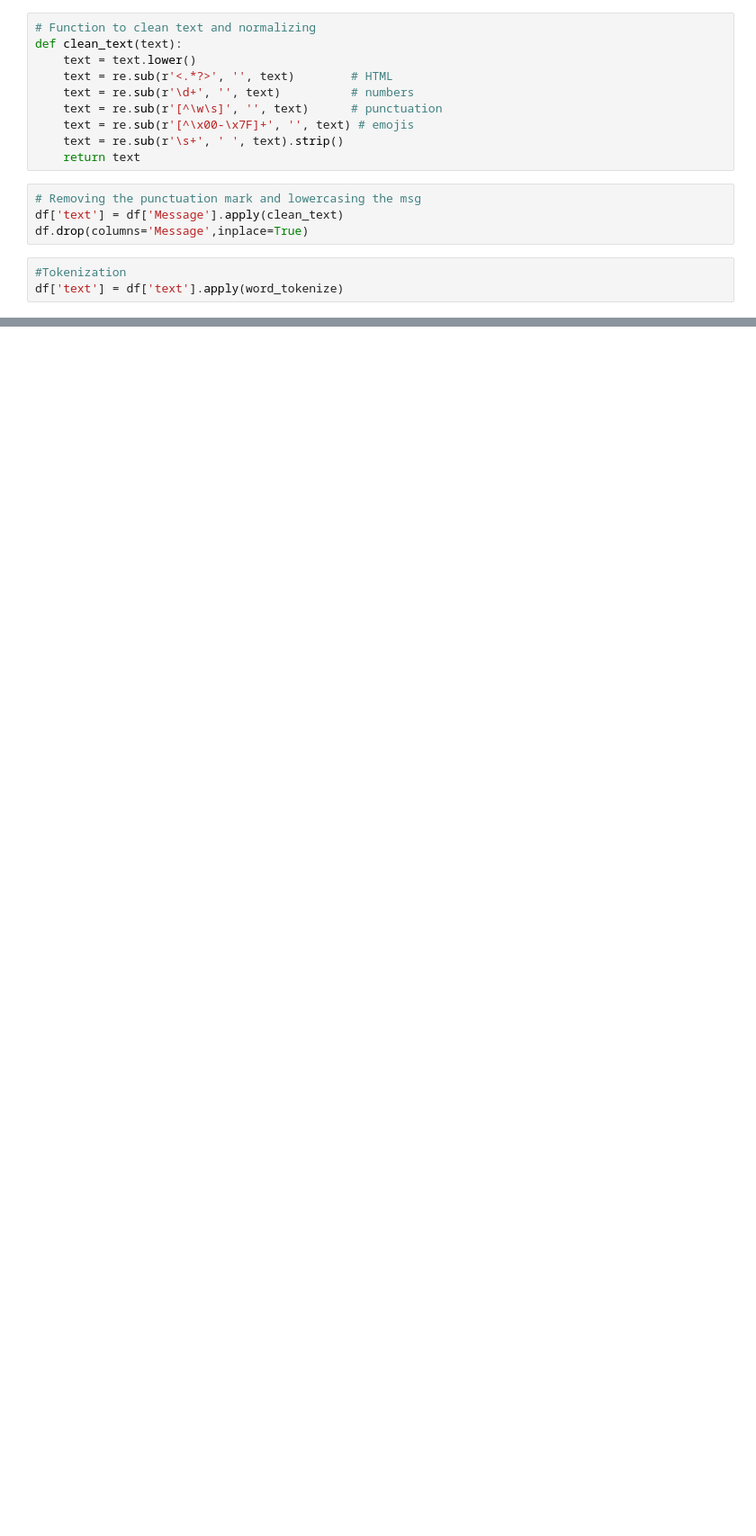
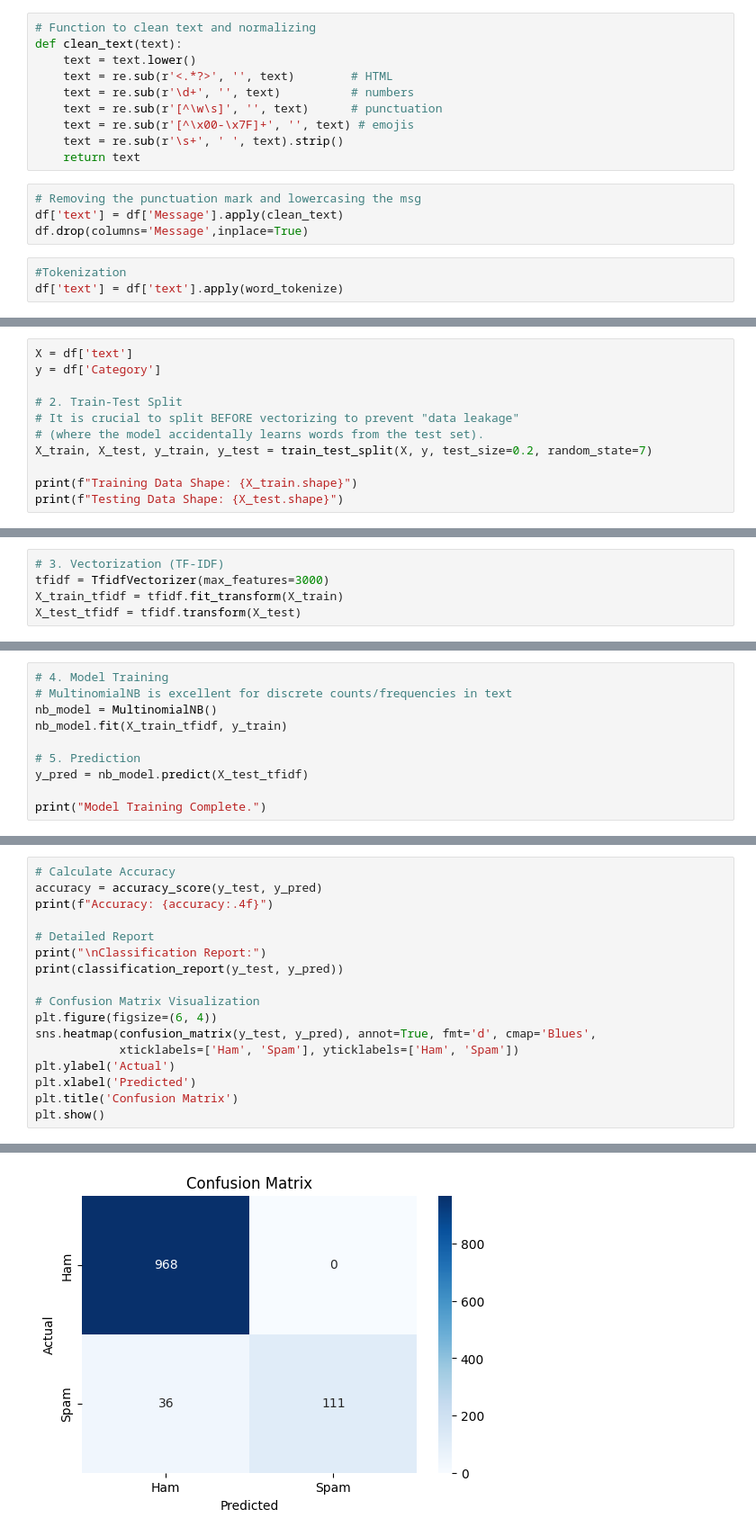
Before and after one commit to vishalgupta-git/sms-spam-detection-nlp, a Jupyter notebook: notebook.ipynb, the cells around one changed output, grey strips where cells are left out. Shown at 90% size. Drawn from its saved outputs; the diff is of its cells as text; blank space fills up the shorter version.

```diff
--- a/notebook.ipynb
+++ b/notebook.ipynb
@@ -120,0 +235,11 @@ df
+# %%
+X = df['text']
+y = df['Category']
+
+# 2. Train-Test Split
+# It is crucial to split BEFORE vectorizing to prevent "data leakage"
+# (where the model accidentally learns words from the test set).
+X_train, X_test, y_train, y_test = train_test_split(X, y, test_size=0.2, random_state=7)
+
+print(f"Training Data Shape: {X_train.shape}")
+print(f"Testing Data Shape: {X_test.shape}")
@@ -120,0 +249,5 @@ df
+# %%
+# 3. Vectorization (TF-IDF)
+tfidf = TfidfVectorizer(max_features=3000)
+X_train_tfidf = tfidf.fit_transform(X_train)
+X_test_tfidf = tfidf.transform(X_test)
@@ -120,0 +259,10 @@ df
+# %%
+# 4. Model Training
+# MultinomialNB is excellent for discrete counts/frequencies in text
+nb_model = MultinomialNB()
+nb_model.fit(X_train_tfidf, y_train)
+
+# 5. Prediction
+y_pred = nb_model.predict(X_test_tfidf)
+
+print("Model Training Complete.")
@@ -120,0 +271,18 @@ df
+# %%
+# Calculate Accuracy
+accuracy = accuracy_score(y_test, y_pred)
+print(f"Accuracy: {accuracy:.4f}")
+
+# Detailed Report
+print("\nClassification Report:")
+print(classification_report(y_test, y_pred))
+
+# Confusion Matrix Visualization
+plt.figure(figsize=(6, 4))
+sns.heatmap(confusion_matrix(y_test, y_pred), annot=True, fmt='d', cmap='Blues',
+            xticklabels=['Ham', 'Spam'], yticklabels=['Ham', 'Spam'])
+plt.ylabel('Actual')
+plt.xlabel('Predicted')
+plt.title('Confusion Matrix')
+plt.show()
+# %% [output]
@@ -120,0 +300 @@ df
+[figure, added]
```
Also changed, not shown: parts of 19 cells of this notebook, 1 other file.
